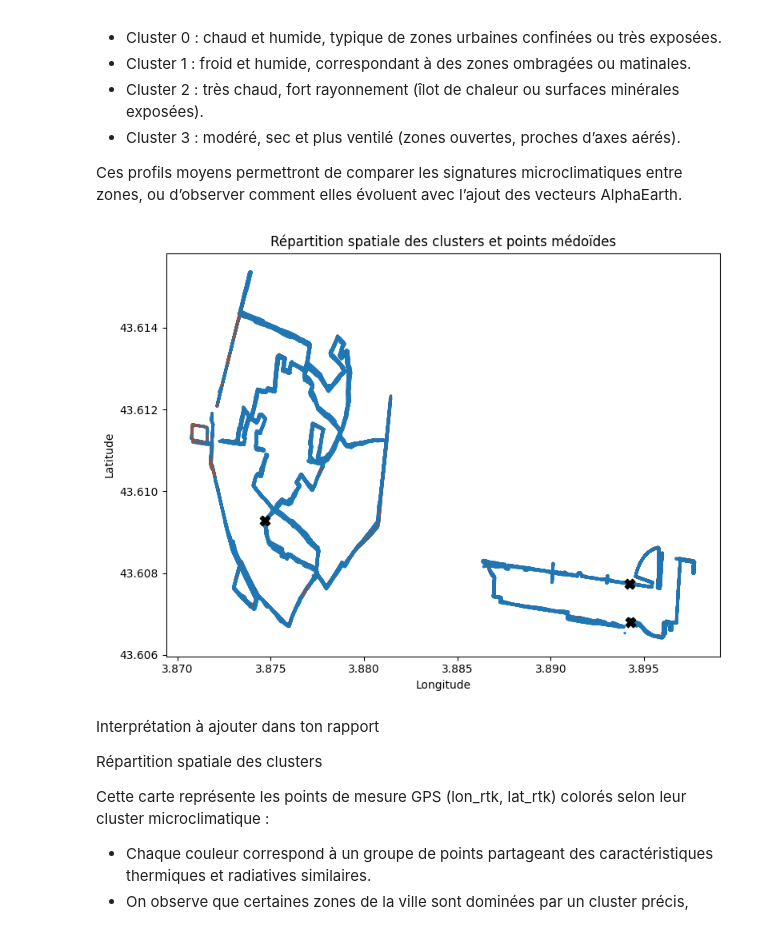
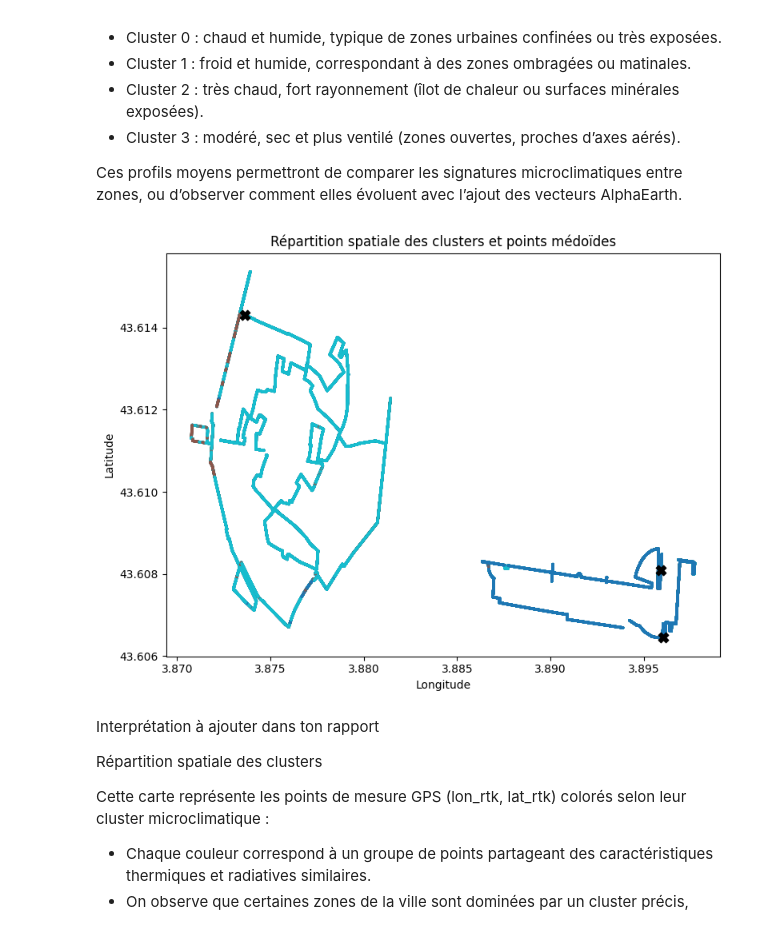
Before and after one commit to bouyaka34/TER-Picopatt, a Jupyter notebook: Clustering.ipynb, the cells around one changed output. Cells and saved outputs as stored; diff of their text form; code cells hidden in the pictures.

Commit message:
Ajout des métriques et des tests avec et sans données AE

```diff
--- a/Clustering.ipynb
+++ b/Clustering.ipynb
@@ -26,13 +33,9 @@ Données chargées : 333771 points
 Variables disponibles : ['project_id', 'track_id', 'section_id', 'segment_id', 'point_id', 'section_duration', 'section_speed', 'section_warning', 'gnss_accuracy', 'section_weather', 'timestamp', 'lon ...
 # %%
 # Sélection des variables à utiliser pour le clustering
-indicators = [
-    "tair_tc1", "tair_tc2",
-    "rh_thermohygro", "ws",
-    "sw_up", "lw_down"
-]
+meteo_cols = [col for col in bd.columns if any(key in col for key in ["tair", "rh", "sw", "lw", "tmrt", "pet"])]
 
 # Garder seulement les lignes sans valeurs manquantes sur ces variables
-bd = bd[indicators + ["lon_rtk", "lat_rtk", "timestamp"]].dropna()
-print(f"Données prêtes : {len(bd)} points, {len(indicators)} variables")
+bd = bd[meteo_cols + ["lon_ontrack", "lat_ontrack", "timestamp"]].dropna()
+print(f"Données prêtes : {len(bd)} points, {len(meteo_cols)} variables")
 # %% [output]
@@ -40,7 +43,7 @@ Données prêtes : 241352 points, 6 variables
 # %%
 # Standardisation (centrer-réduire)
 scaler = StandardScaler()
-X_scaled = scaler.fit_transform(bd[indicators])
+X_scaled = scaler.fit_transform(bd[meteo_cols])
 print("Données standardisées (centrées-réduites)")
 # %% [output]
 Données standardisées (centrées-réduites)
@@ -185,32 +188,32 @@ Ces profils moyens permettront de comparer les signatures microclimatiques entre
 # %%
 # Visualisation spatiale des clusters
 
 # Objectif :
 # Représenter la position géographique des points (lon_rtk / lat_rtk)
 # colorés selon leur cluster pour observer les zones où les conditions
 # microclimatiques sont similaires.
 
 CLUST = Path("outputs/figures/clusters")
 fc.create_folder(CLUST)
 
 plt.figure(figsize=(8,6))
 
 scatter = plt.scatter(
-    bd["lon_rtk"], bd["lat_rtk"],
+    bd["lon_ontrack"], bd["lat_ontrack"],
     c=bd["cluster"], cmap="tab10", s=2, alpha=0.6
 )
 plt.scatter(
-    medoids["lon_rtk"], medoids["lat_rtk"],
+    medoids["lon_ontrack"], medoids["lat_ontrack"],
     c="black", s=80, marker="X", label="Médoïdes"
 )
 plt.title("Répartition spatiale des clusters et points médoïdes")
 plt.xlabel("Longitude")
 plt.ylabel("Latitude")
 plt.tight_layout()
 plt.savefig(CLUST / "repart_spatial_clusters.png", dpi=150)
 plt.show()
 # %% [output]
-[figure, old version]
+[figure, new version]
 # %% [markdown]
 Interprétation à ajouter dans ton rapport
 
```
Also changed, not shown: parts of 12 cells of this notebook.
